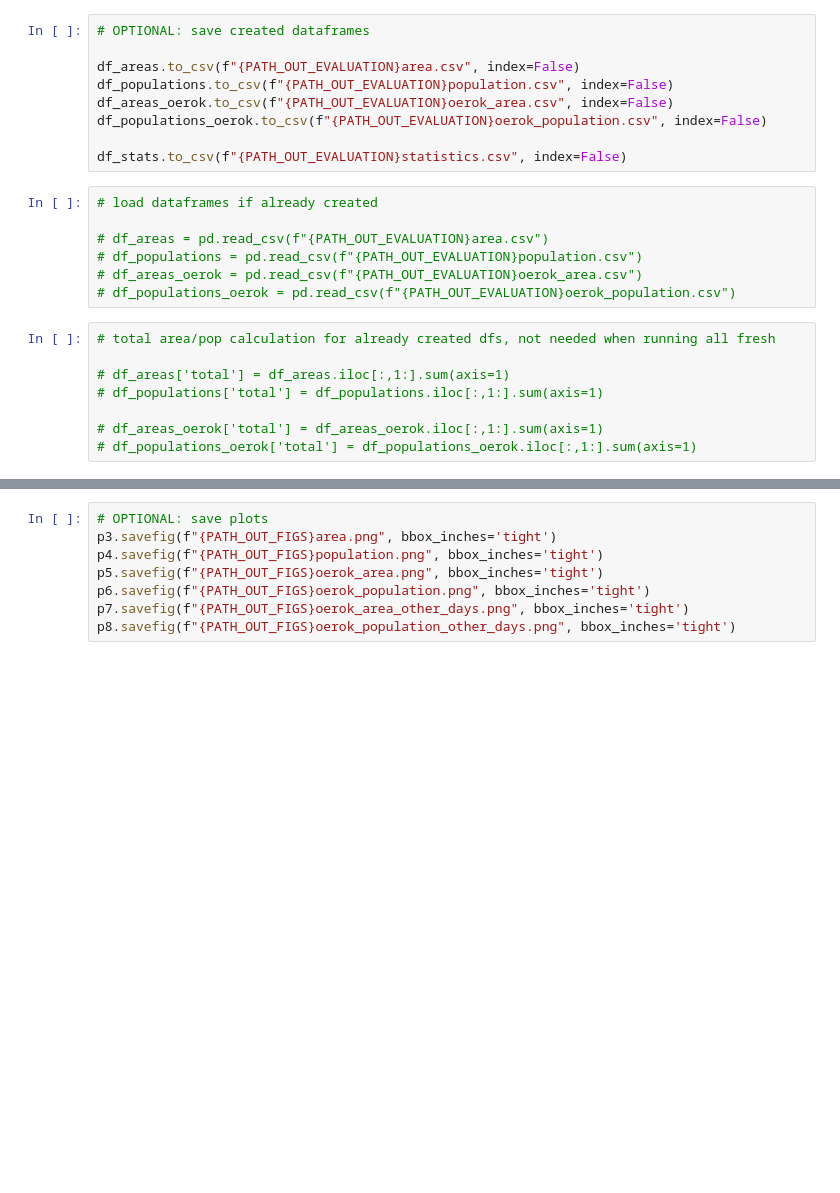
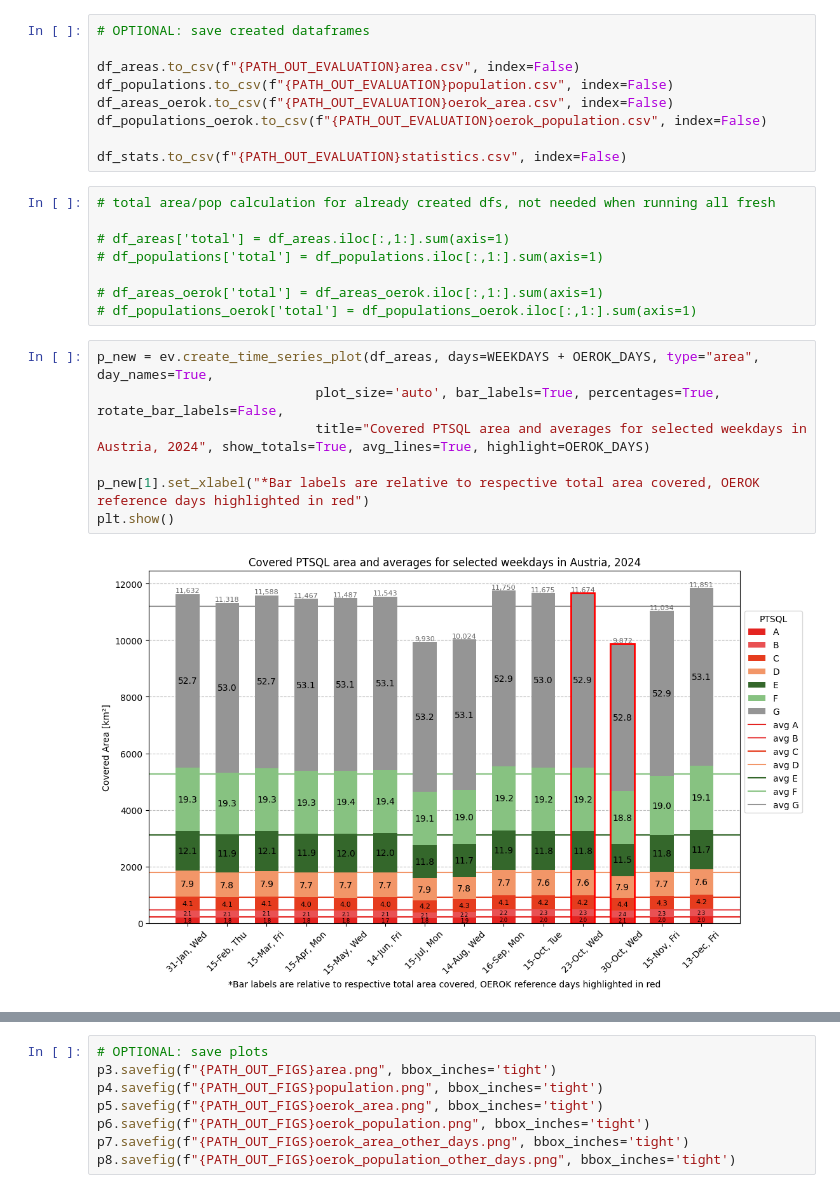
Before and after one commit to LeonRischar/ptsql_austria, a Jupyter notebook: src/demo_evaluation.ipynb, the cells around one changed output, grey strips where cells are left out. Drawn from its saved outputs; the diff is of its cells as text; blank space fills up the shorter version.

```diff
--- a/src/demo_evaluation.ipynb
+++ b/src/demo_evaluation.ipynb
@@ -110,13 +118,6 @@ df_areas_oerok.to_csv(f"{PATH_OUT_EVALUATION}oerok_area.csv", index=False)
 df_populations_oerok.to_csv(f"{PATH_OUT_EVALUATION}oerok_population.csv", index=False)
 
 df_stats.to_csv(f"{PATH_OUT_EVALUATION}statistics.csv", index=False)
-# %%
-# load dataframes if already created
-
-# df_areas = pd.read_csv(f"{PATH_OUT_EVALUATION}area.csv")
-# df_populations = pd.read_csv(f"{PATH_OUT_EVALUATION}population.csv")
-# df_areas_oerok = pd.read_csv(f"{PATH_OUT_EVALUATION}oerok_area.csv")
-# df_populations_oerok = pd.read_csv(f"{PATH_OUT_EVALUATION}oerok_population.csv")
 # %%
 # total area/pop calculation for already created dfs, not needed when running all fresh
 
@@ -125,3 +126,12 @@ df_stats.to_csv(f"{PATH_OUT_EVALUATION}statistics.csv", index=False)
 
 # df_areas_oerok['total'] = df_areas_oerok.iloc[:,1:].sum(axis=1)
 # df_populations_oerok['total'] = df_populations_oerok.iloc[:,1:].sum(axis=1)
+# %%
+p_new = ev.create_time_series_plot(df_areas, days=WEEKDAYS + OEROK_DAYS, type="area", day_names=True,
+                            plot_size='auto', bar_labels=True, percentages=True, rotate_bar_labels=False,
+                            title="Covered PTSQL area and averages for selected weekdays in Austria, 2024", show_totals=True, avg_lines=True, highlight=OEROK_DAYS)
+
+p_new[1].set_xlabel("*Bar labels are relative to respective total area covered, OEROK reference days highlighted in red")
+plt.show()
+# %% [output]
+[figure, added]
```
Also changed, not shown: parts of 5 cells of this notebook, 6 other files.
